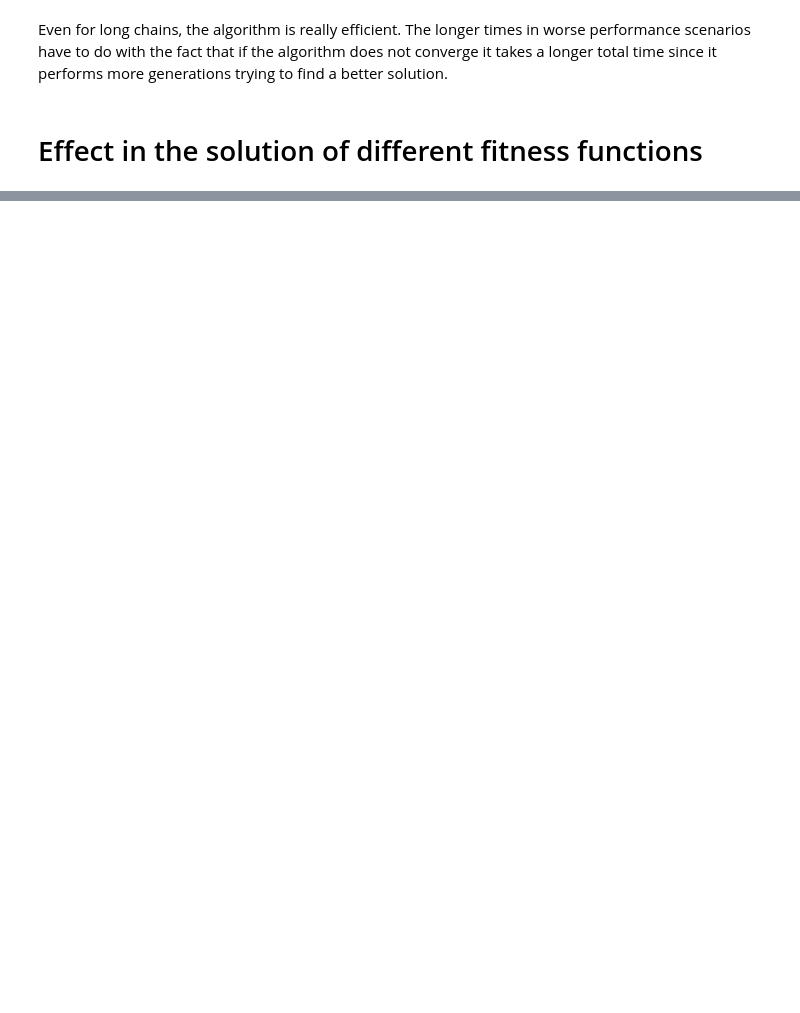
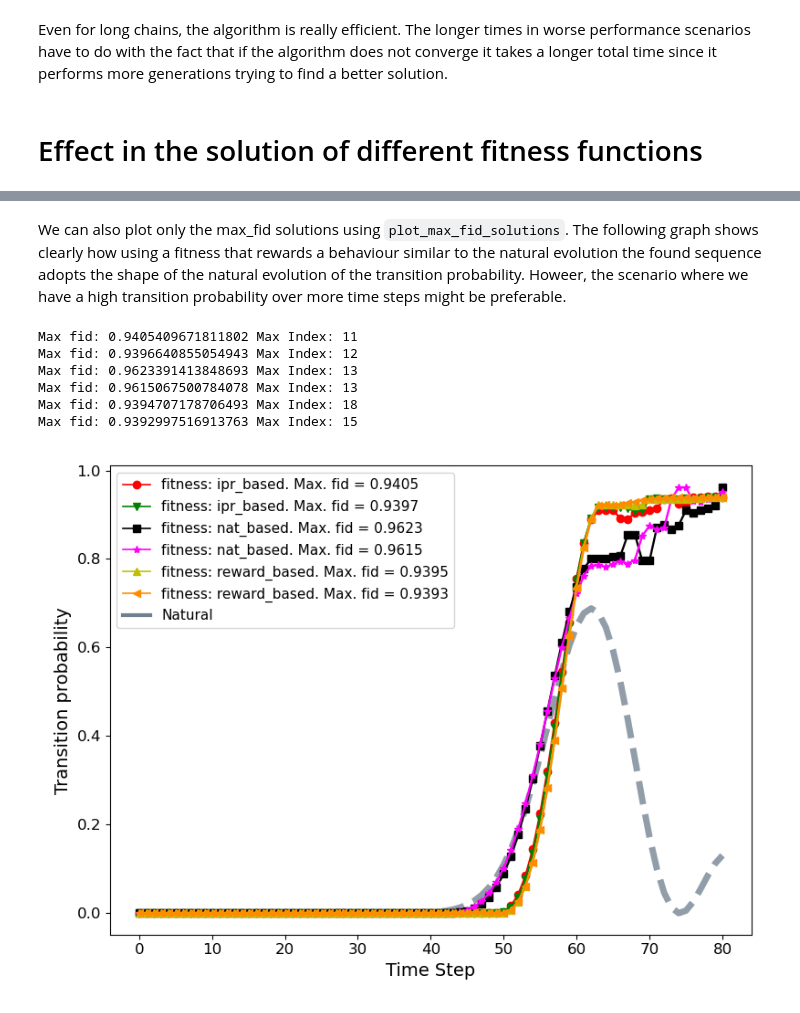
Before and after one commit to sofips/dynamic_control_for_QST, a Jupyter notebook: results_summary.ipynb, the cells around one changed output, grey strips where cells are left out. Drawn from its saved outputs; the diff is of its cells as text; code cells hidden in the pictures; blank space fills up the shorter version.

```diff
--- a/results_summary.ipynb
+++ b/results_summary.ipynb
@@ -158,0 +157,13 @@ FileNotFoundError: [Errno 2] No such file or directory: 'lb_oapsn8/'
+# %% [markdown]
+We can also plot only the max_fid solutions using `plot_max_fid_solutions`. The following graph shows clearly how using a fitness that rewards a behaviour similar to the natural evolution the found sequence adopts the shape of the natural evolution of the transition probability. Howeer, the scenario where we have a high transition probability over more time steps might be preferable.
+# %%
+plt.figure(figsize=(8, 6))
+plot_max_fid_solutions([nb_zhang,rb_zhang,ipr_zhang],16,add_natural=True,fs=14,nsamples=2)
+# %% [output]
+Max fid: 0.9405409671811802 Max Index: 11
+Max fid: 0.9396640855054943 Max Index: 12
+Max fid: 0.9623391413848693 Max Index: 13
+Max fid: 0.9615067500784078 Max Index: 13
+Max fid: 0.9394707178706493 Max Index: 18
+Max fid: 0.9392997516913763 Max Index: 15
+[figure, added]
```
Also changed, not shown: parts of 11 cells of this notebook, 1 other file.
